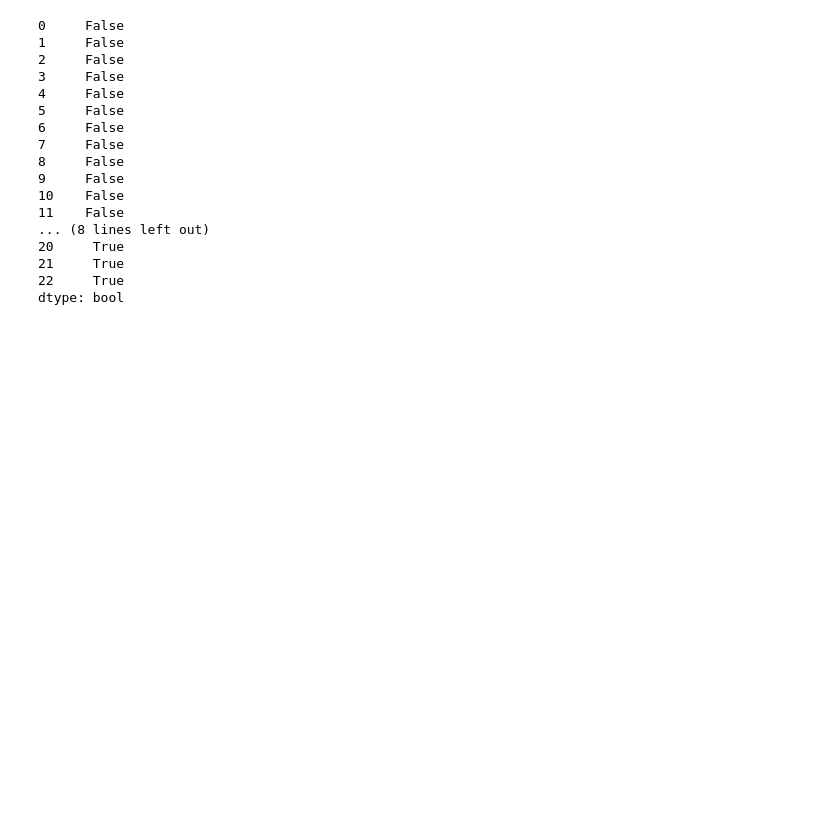
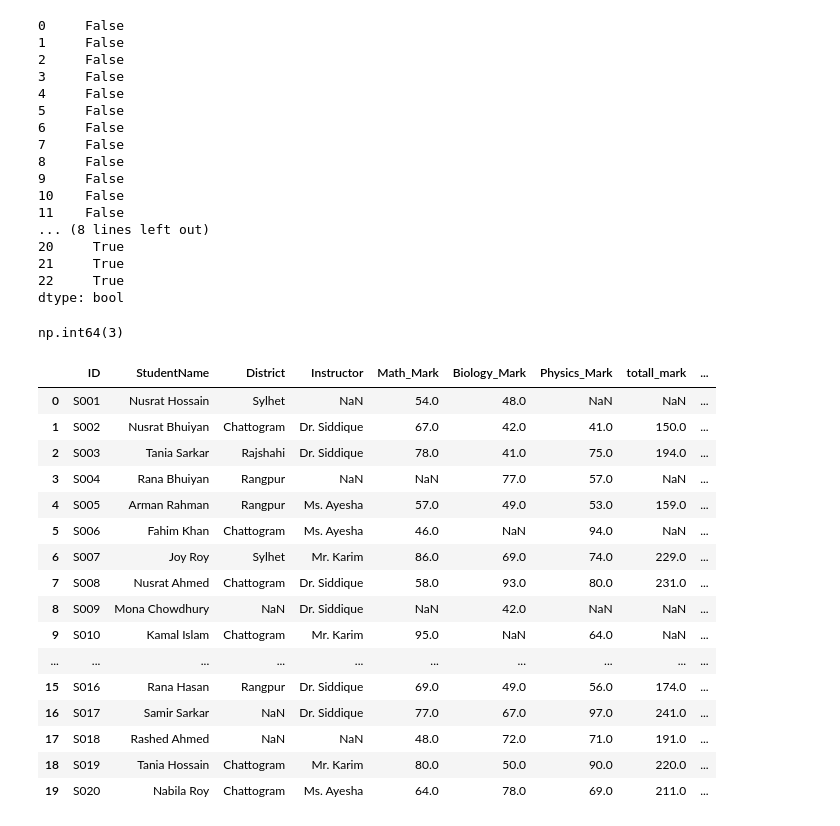
Before and after one commit to arman-hossain45/Phitrom_AI-ML, a Jupyter notebook: allModulePractice.ipynb, the cells around one changed output. Cells and saved outputs as stored; diff of their text form; code cells hidden in the pictures; blank space fills up the shorter version.

```diff
--- a/allModulePractice.ipynb
+++ b/allModulePractice.ipynb
@@ -2243,3 +2243,27 @@ df.duplicated()#akta row  dui tin bar thakle true return korbe tarmane oi row ta
 21     True
 22     True
 dtype: bool
+# %%
+df.duplicated().sum()
+# %% [output]
+np.int64(3)
+# %%
+df.drop_duplicates()# here we drop the duplicate
+# %% [output]
+|  | ID | StudentName | District | Instructor | Math_Mark | Biology_Mark | Physics_Mark | totall_mark | ... |
+| 0 | S001 | Nusrat Hossain | Sylhet | NaN | 54.0 | 48.0 | NaN | NaN | ... |
+| 1 | S002 | Nusrat Bhuiyan | Chattogram | Dr. Siddique | 67.0 | 42.0 | 41.0 | 150.0 | ... |
+| 2 | S003 | Tania Sarkar | Rajshahi | Dr. Siddique | 78.0 | 41.0 | 75.0 | 194.0 | ... |
+| 3 | S004 | Rana Bhuiyan | Rangpur | NaN | NaN | 77.0 | 57.0 | NaN | ... |
+| 4 | S005 | Arman Rahman | Rangpur | Ms. Ayesha | 57.0 | 49.0 | 53.0 | 159.0 | ... |
+| 5 | S006 | Fahim Khan | Chattogram | Ms. Ayesha | 46.0 | NaN | 94.0 | NaN | ... |
+| 6 | S007 | Joy Roy | Sylhet | Mr. Karim | 86.0 | 69.0 | 74.0 | 229.0 | ... |
+| 7 | S008 | Nusrat Ahmed | Chattogram | Dr. Siddique | 58.0 | 93.0 | 80.0 | 231.0 | ... |
+| 8 | S009 | Mona Chowdhury | NaN | Dr. Siddique | NaN | 42.0 | NaN | NaN | ... |
+| 9 | S010 | Kamal Islam | Chattogram | Mr. Karim | 95.0 | NaN | 64.0 | NaN | ... |
+| ... | ... | ... | ... | ... | ... | ... | ... | ... | ... |
+| 15 | S016 | Rana Hasan | Rangpur | Dr. Siddique | 69.0 | 49.0 | 56.0 | 174.0 | ... |
+| 16 | S017 | Samir Sarkar | NaN | Dr. Siddique | 77.0 | 67.0 | 97.0 | 241.0 | ... |
+| 17 | S018 | Rashed Ahmed | NaN | NaN | 48.0 | 72.0 | 71.0 | 191.0 | ... |
+| 18 | S019 | Tania Hossain | Chattogram | Mr. Karim | 80.0 | 50.0 | 90.0 | 220.0 | ... |
+| 19 | S020 | Nabila Roy | Chattogram | Ms. Ayesha | 64.0 | 78.0 | 69.0 | 211.0 | ... |
```
Also changed, not shown: parts of 19 cells of this notebook.
